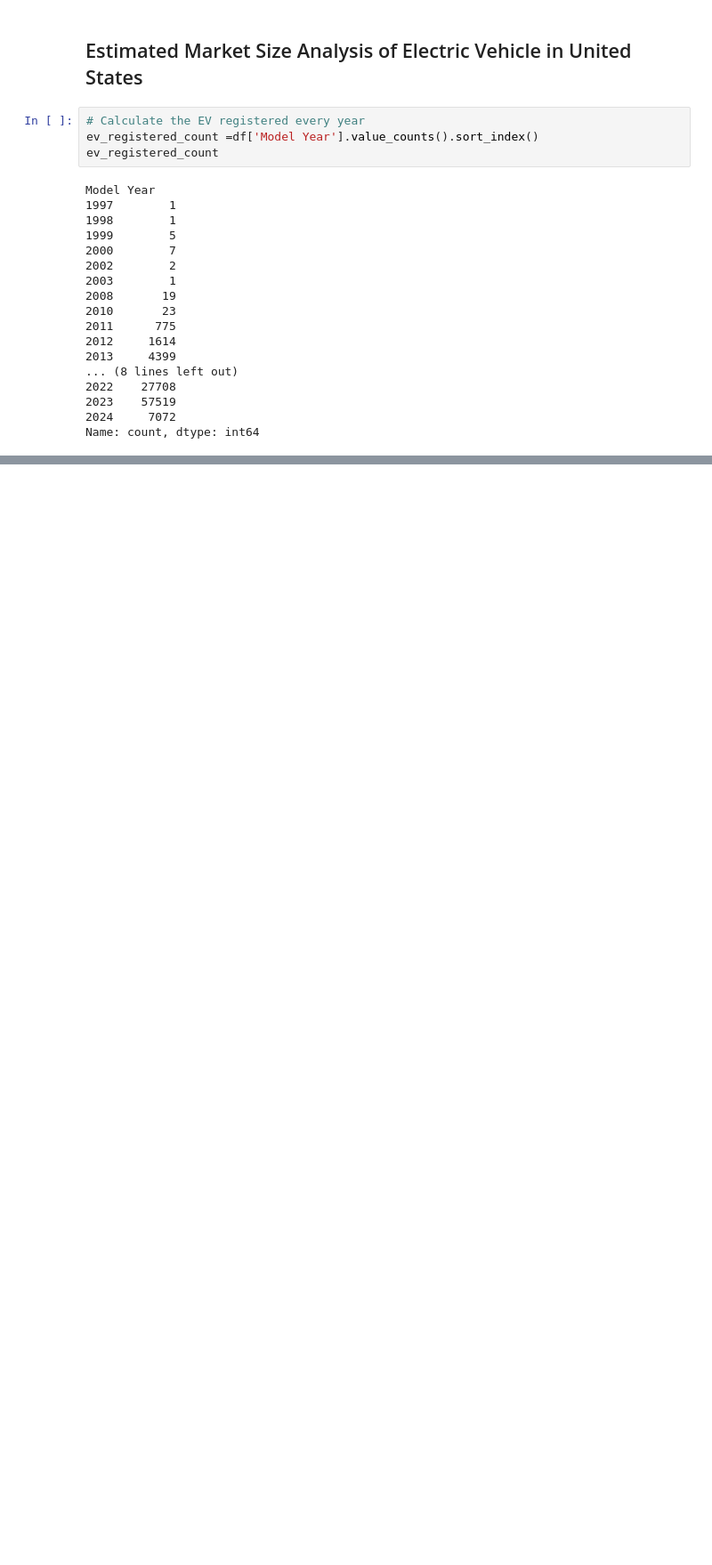
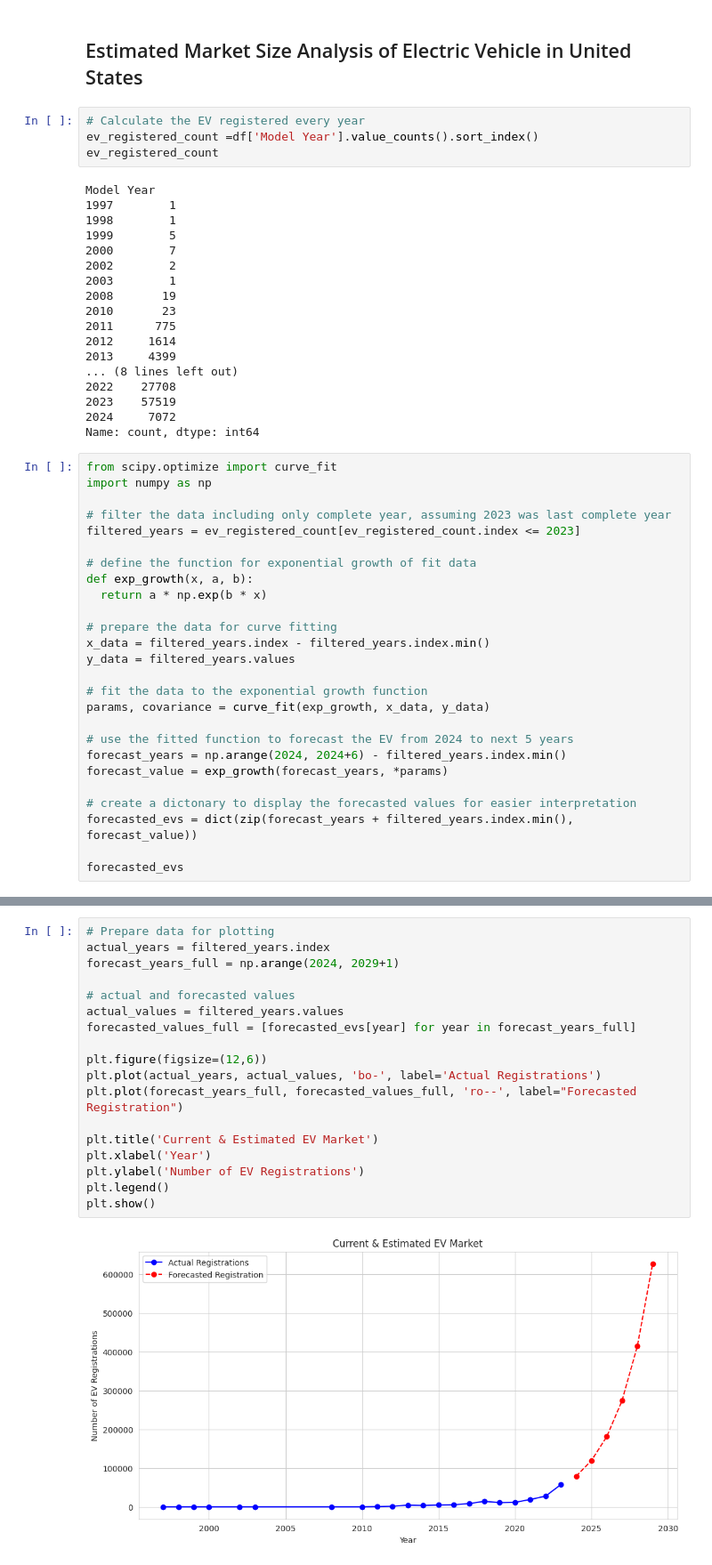
Before and after one commit to KrishKanojia/Data-Science-Practice, a Jupyter notebook: Electric_Vehicles_Market_Size_Analysis.ipynb, the cells around one changed output, grey strips where cells are left out. Shown at 89% size. Saved outputs shown, nothing was run; the diff lists cells and outputs as text; blank space fills up the shorter version.

```diff
--- a/Electric_Vehicles_Market_Size_Analysis.ipynb
+++ b/Electric_Vehicles_Market_Size_Analysis.ipynb
@@ -242,3 +242,29 @@ Model Year
 2023    57519
 2024     7072
 Name: count, dtype: int64
+# %%
+from scipy.optimize import curve_fit
+import numpy as np
+
+# filter the data including only complete year, assuming 2023 was last complete year
+filtered_years = ev_registered_count[ev_registered_count.index <= 2023]
+
+# define the function for exponential growth of fit data
+def exp_growth(x, a, b):
+  return a * np.exp(b * x)
+
+# prepare the data for curve fitting
+x_data = filtered_years.index - filtered_years.index.min()
+y_data = filtered_years.values
+
+# fit the data to the exponential growth function
+params, covariance = curve_fit(exp_growth, x_data, y_data)
+
+# use the fitted function to forecast the EV from 2024 to next 5 years
+forecast_years = np.arange(2024, 2024+6) - filtered_years.index.min()
+forecast_value = exp_growth(forecast_years, *params)
+
+# create a dictonary to display the forecasted values for easier interpretation
+forecasted_evs = dict(zip(forecast_years + filtered_years.index.min(), forecast_value))
+
+forecasted_evs
@@ -244,0 +282,20 @@ Name: count, dtype: int64
+# %%
+# Prepare data for plotting
+actual_years = filtered_years.index
+forecast_years_full = np.arange(2024, 2029+1)
+
+# actual and forecasted values
+actual_values = filtered_years.values
+forecasted_values_full = [forecasted_evs[year] for year in forecast_years_full]
+
+plt.figure(figsize=(12,6))
+plt.plot(actual_years, actual_values, 'bo-', label='Actual Registrations')
+plt.plot(forecast_years_full, forecasted_values_full, 'ro--', label="Forecasted Registration")
+
+plt.title('Current & Estimated EV Market')
+plt.xlabel('Year')
+plt.ylabel('Number of EV Registrations')
+plt.legend()
+plt.show()
+# %% [output]
+[figure, added]
```
Also changed, not shown: parts of 3 cells of this notebook.
